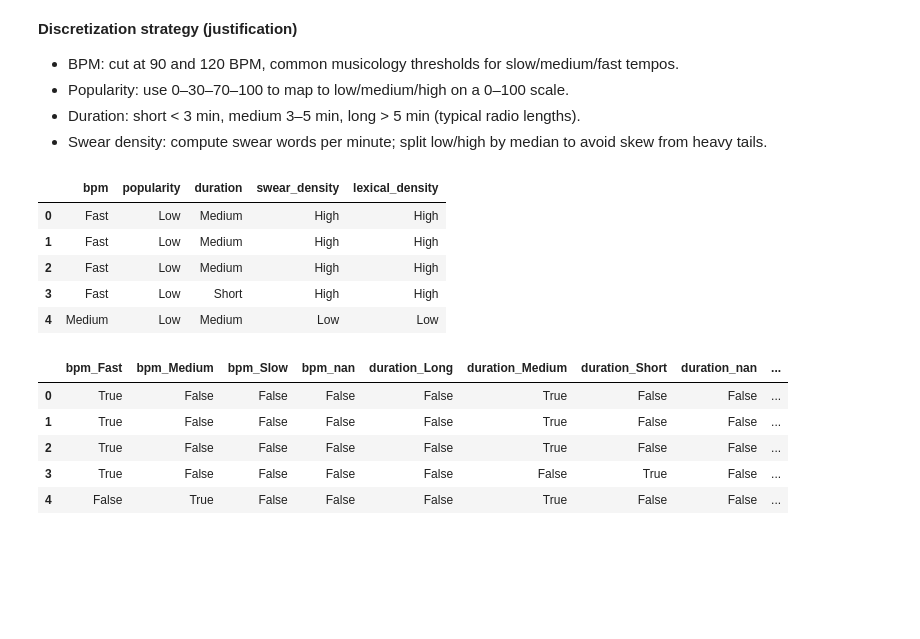
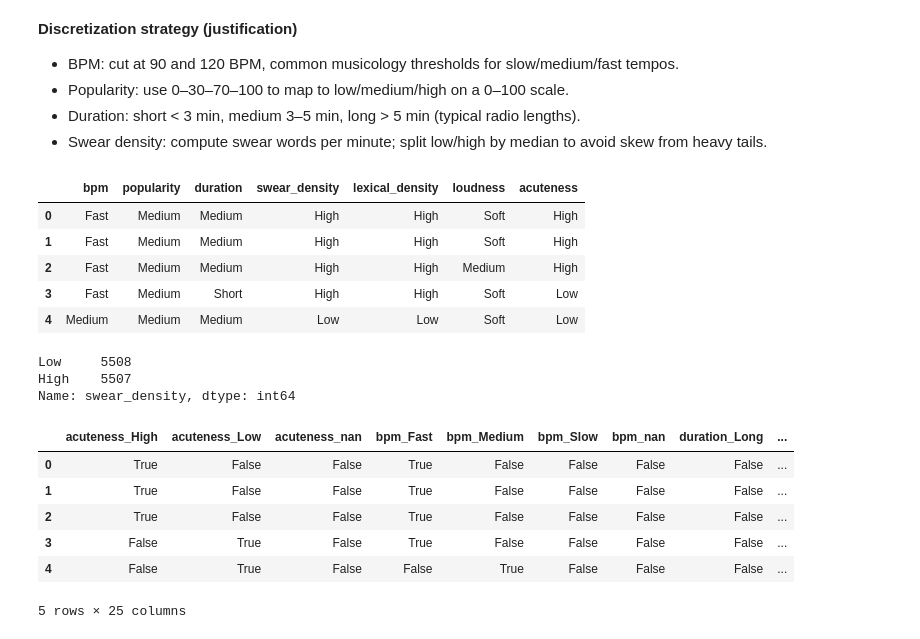
Before and after one commit to Ludovico1104/Progetto-I2ML, a Jupyter notebook: prova.ipynb, the cells around one changed output. Drawn from its saved outputs; the diff is of its cells as text; code cells hidden in the pictures; blank space fills up the shorter version.

```diff
--- a/prova.ipynb
+++ b/prova.ipynb
@@ -258,7 +258,7 @@ array([2021., 2020., 2019.,   nan, 2023., 2022., 2025., 2018., 2024.,
        2005., 2001., 1993., 1996., 2003., 1994., 1992., 1995.])
 # %%
 merged["track_tot_swear_words"] = merged["track_swear_IT"] + merged["track_swear_EN"]
-for col_name in ["track_popularity", "track_stats_pageviews", "track_bpm", "track_duration_ms", "track_lexical_density", "track_year"]:
+for col_name in ["track_popularity", "track_stats_pageviews", "track_bpm", "track_duration_ms", "track_lexical_density", "track_year", "track_loudness", "track_tot_swear_words"]:
     print(merged[col_name].dtype)
     merged[col_name] = pd.to_numeric(merged[col_name], errors="coerce")
     plt.figure()
@@ -349,3 +349,16 @@ tra rolloff, zcr, e centroid teniamo centroid
 tra n_sentences e n_token teniamo n_tokens
 tra latitude e longitude teniamo latitude
 tra swear words IT ed ENG teniamo IT
+# %%
+merged['track_popularity'] = pd.to_numeric(merged['track_popularity'], errors="coerce")
+pop = merged['track_popularity'].dropna()
+pop = pop[pop > 0]  # log bins need positive values
+
+bins = np.logspace(np.log10(1), np.log10(1e6), 40)  # 40 log-width bins
+
+plt.figure('1')
+plt.hist(pop, bins=bins)
+plt.xscale('log')
+plt.title('Track Popularity')
+plt.xlabel('Track Popularity')
+plt.xlim(1, 1e6)
@@ -378,40 +394,57 @@ encoded["bpm"] = pd.cut(
  )
 
 encoded["popularity"] = pd.cut(
     pop,
-    bins=[-np.inf, 1e2, 1e4, np.inf],
+    bins=[-np.inf, 1e1, 1e2, np.inf],
     labels=["Low", "Medium", "High"]
  )
 
 encoded["duration"] = pd.cut(
     dur,
     bins=[-np.inf, 180000, 300000, np.inf],
     labels=["Short", "Medium", "Long"]
  )
 
 median_swear_density = swear_density.median(skipna=True)
 encoded["swear_density"] = pd.cut(
     swear_density,
     bins=[-np.inf, median_swear_density, np.inf],
     labels=["Low", "High"]
  )
 
 encoded["lexical_density"] = pd.cut(
     pd.to_numeric(merged["track_lexical_density"], errors="coerce"),
     bins=[-np.inf, 0.5, np.inf],
     labels=["Low", "High"]
  )
 
 
+encoded["loudness"] = pd.cut(
+    pd.to_numeric(merged["track_loudness"], errors="coerce"),
+    bins=[-np.inf, 27, 54, np.inf],
+    labels=["Soft", "Medium", "Loud"]
+ )
+
+encoded["acuteness"] = pd.cut(
+    pd.to_numeric(merged["track_centroid"], errors="coerce"),
+    bins=[-np.inf, 0.15, np.inf],
+    labels=["Low", "High"]
+ )
 
 encoded.head()
 # %% [output]
-|  | bpm | popularity | duration | swear_density | lexical_density |
-| 0 | Fast | Low | Medium | High | High |
-| 1 | Fast | Low | Medium | High | High |
-| 2 | Fast | Low | Medium | High | High |
-| 3 | Fast | Low | Short | High | High |
-| 4 | Medium | Low | Medium | Low | Low |
+|  | bpm | popularity | duration | swear_density | lexical_density | loudness | acuteness |
+| 0 | Fast | Medium | Medium | High | High | Soft | High |
+| 1 | Fast | Medium | Medium | High | High | Soft | High |
+| 2 | Fast | Medium | Medium | High | High | Medium | High |
+| 3 | Fast | Medium | Short | High | High | Soft | Low |
+| 4 | Medium | Medium | Medium | Low | Low | Soft | Low |
+# %%
+print(encoded['swear_density'].value_counts())
+# %% [output]
+Low     5508
+High    5507
+Name: swear_density, dtype: int64
 # %%
 import sys
 
@@ -426,10 +459,11 @@ te_array = te.fit(transactions).transform(transactions)
 df = pd.DataFrame(te_array, columns=te.columns_)
 df.head()
 # %% [output]
-|  | bpm_Fast | bpm_Medium | bpm_Slow | bpm_nan | duration_Long | duration_Medium | duration_Short | duration_nan | ... |
-| 0 | True | False | False | False | False | True | False | False | ... |
-| 1 | True | False | False | False | False | True | False | False | ... |
-| 2 | True | False | False | False | False | True | False | False | ... |
-| 3 | True | False | False | False | False | False | True | False | ... |
-| 4 | False | True | False | False | False | True | False | False | ... |
+|  | acuteness_High | acuteness_Low | acuteness_nan | bpm_Fast | bpm_Medium | bpm_Slow | bpm_nan | duration_Long | ... |
+| 0 | True | False | False | True | False | False | False | False | ... |
+| 1 | True | False | False | True | False | False | False | False | ... |
+| 2 | True | False | False | True | False | False | False | False | ... |
+| 3 | False | True | False | True | False | False | False | False | ... |
+| 4 | False | True | False | False | True | False | False | False | ... |
+5 rows × 25 columns
 # %%
```
Also changed, not shown: parts of 4 cells of this notebook.
